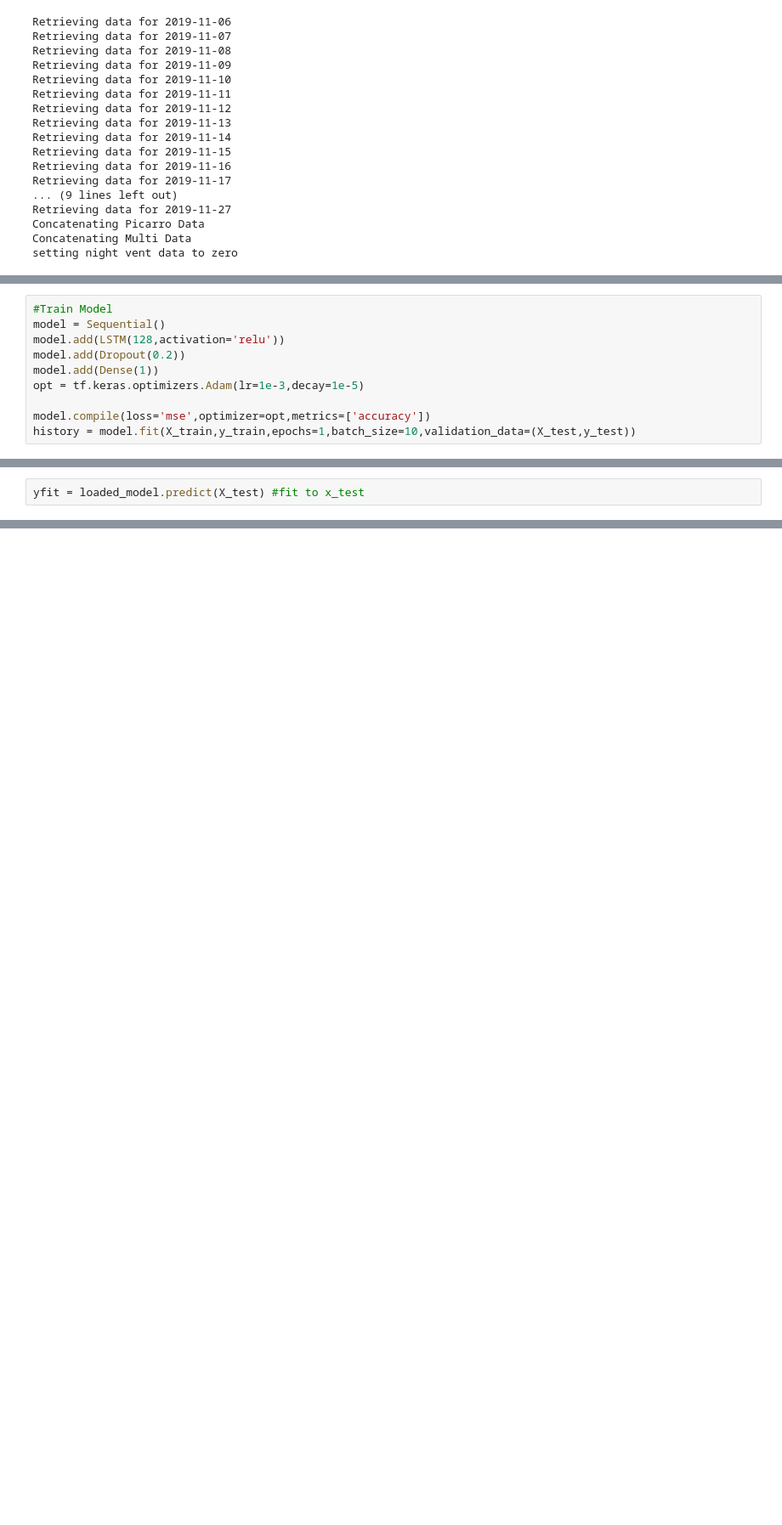
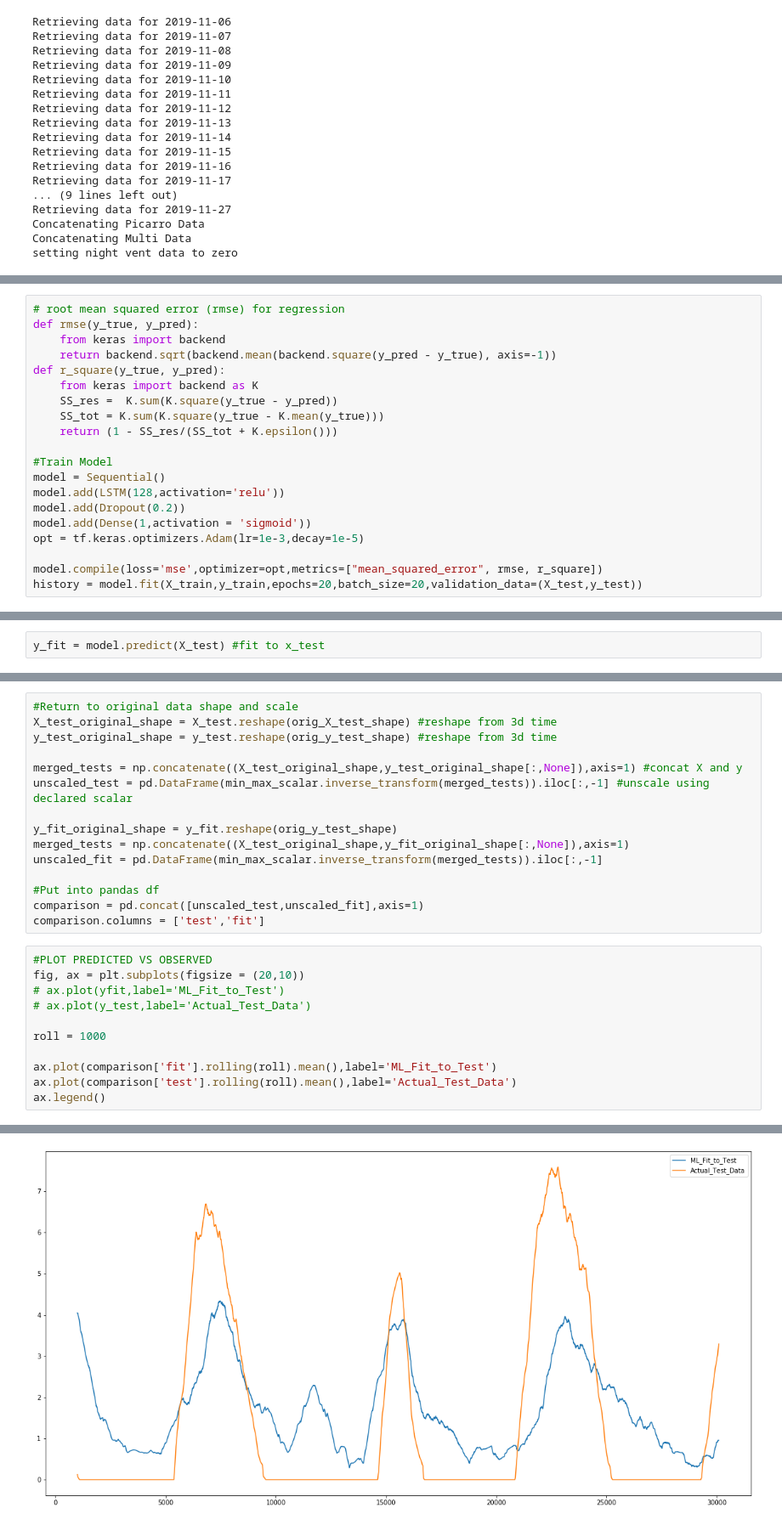
Before and after one commit to agmeyer4/CO2_Eddy, a Jupyter notebook: ML.ipynb, the cells around one changed output, grey strips where cells are left out. Shown at 85% size. Saved outputs shown, nothing was run; the diff lists cells and outputs as text; blank space fills up the shorter version.

```diff
--- a/ML.ipynb
+++ b/ML.ipynb
@@ -345,11 +234,21 @@ KeyboardInterrupt:
 # %%
+# root mean squared error (rmse) for regression
+def rmse(y_true, y_pred):
+    from keras import backend
+    return backend.sqrt(backend.mean(backend.square(y_pred - y_true), axis=-1))
+def r_square(y_true, y_pred):
+    from keras import backend as K
+    SS_res =  K.sum(K.square(y_true - y_pred))
+    SS_tot = K.sum(K.square(y_true - K.mean(y_true)))
+    return (1 - SS_res/(SS_tot + K.epsilon()))
+
 #Train Model
 model = Sequential()
 model.add(LSTM(128,activation='relu'))
 model.add(Dropout(0.2))
-model.add(Dense(1))
+model.add(Dense(1,activation = 'sigmoid'))
 opt = tf.keras.optimizers.Adam(lr=1e-3,decay=1e-5)
 
-model.compile(loss='mse',optimizer=opt,metrics=['accuracy'])
-history = model.fit(X_train,y_train,epochs=1,batch_size=10,validation_data=(X_test,y_test))
+model.compile(loss='mse',optimizer=opt,metrics=["mean_squared_error", rmse, r_square])
+history = model.fit(X_train,y_train,epochs=20,batch_size=20,validation_data=(X_test,y_test))
 # %% [output]
@@ -426,2 +302,2 @@ y_test = (457023,)
 # %%
-yfit = loaded_model.predict(X_test) #fit to x_test
+y_fit = model.predict(X_test) #fit to x_test
@@ -524,0 +312,27 @@ ax.legend()
+# %%
+#Return to original data shape and scale
+X_test_original_shape = X_test.reshape(orig_X_test_shape) #reshape from 3d time
+y_test_original_shape = y_test.reshape(orig_y_test_shape) #reshape from 3d time
+
+merged_tests = np.concatenate((X_test_original_shape,y_test_original_shape[:,None]),axis=1) #concat X and y
+unscaled_test = pd.DataFrame(min_max_scalar.inverse_transform(merged_tests)).iloc[:,-1] #unscale using declared scalar
+
+y_fit_original_shape = y_fit.reshape(orig_y_test_shape)
+merged_tests = np.concatenate((X_test_original_shape,y_fit_original_shape[:,None]),axis=1)
+unscaled_fit = pd.DataFrame(min_max_scalar.inverse_transform(merged_tests)).iloc[:,-1]
+
+#Put into pandas df
+comparison = pd.concat([unscaled_test,unscaled_fit],axis=1)
+comparison.columns = ['test','fit']
+# %%
+#PLOT PREDICTED VS OBSERVED
+fig, ax = plt.subplots(figsize = (20,10))
+# ax.plot(yfit,label='ML_Fit_to_Test')
+# ax.plot(y_test,label='Actual_Test_Data')
+
+roll = 1000
+
+ax.plot(comparison['fit'].rolling(roll).mean(),label='ML_Fit_to_Test')
+ax.plot(comparison['test'].rolling(roll).mean(),label='Actual_Test_Data')
+ax.legend()
+# %% [output]
@@ -524,0 +340 @@ ax.legend()
+[figure, added]
```
Also changed, not shown: parts of 46 cells of this notebook, 4 other files.
